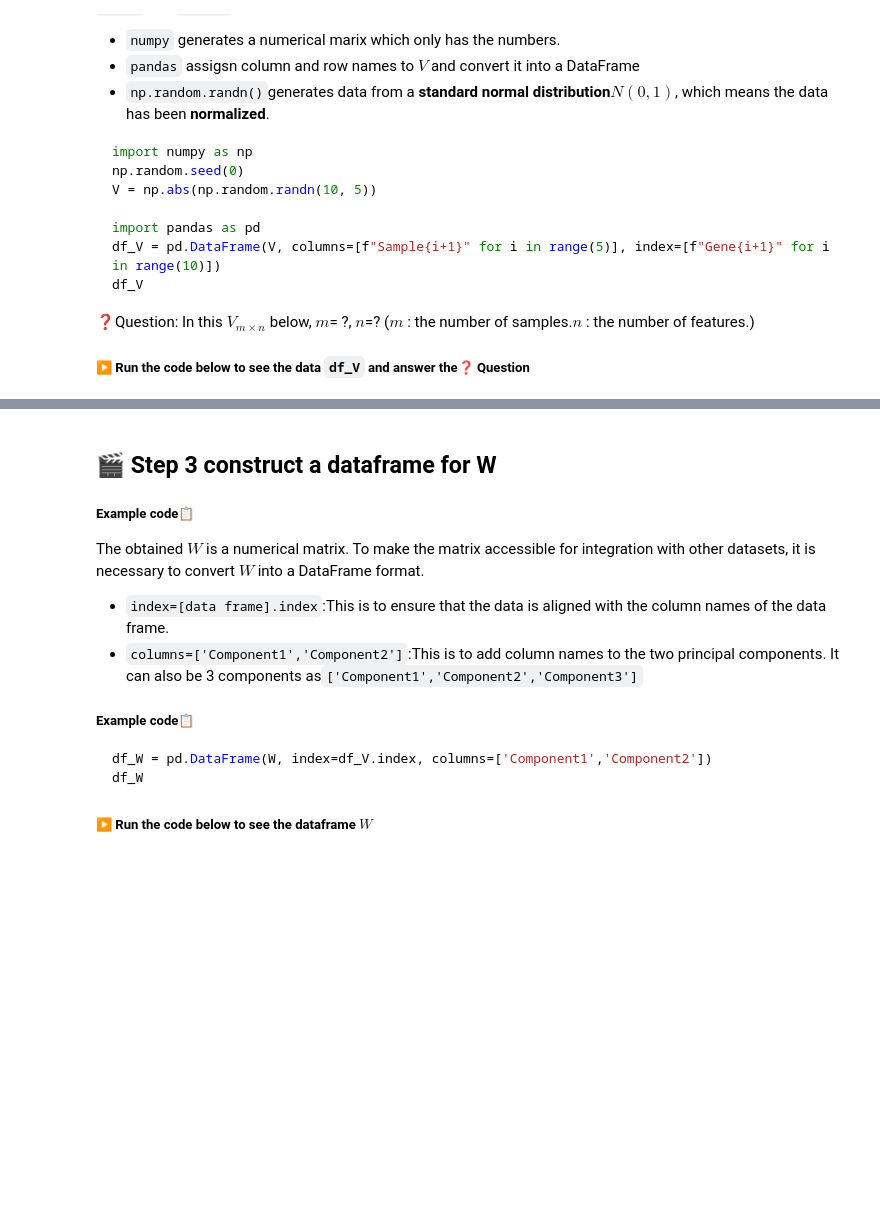
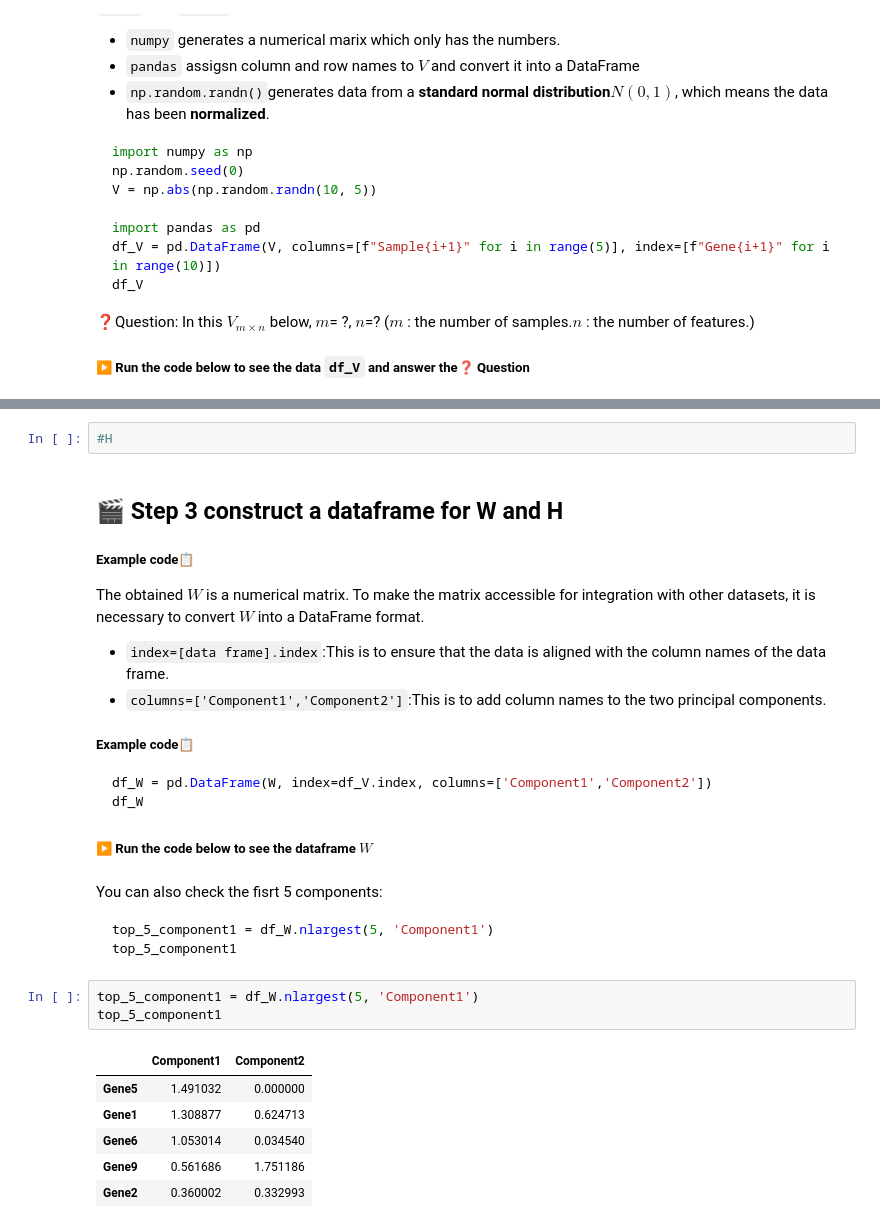
Before and after one commit to WanbingZeng/OMINEX, a Jupyter notebook: Chapter 2 Integration with NMF.ipynb, the cells around one changed output, grey strips where cells are left out. Drawn from its saved outputs; the diff is of its cells as text; blank space fills up the shorter version.

````diff
--- a/Chapter 2 Integration with NMF.ipynb
+++ b/Chapter 2 Integration with NMF.ipynb
@@ -105,11 +158,14 @@ W
+# %%
+#H
 # %% [markdown]
-## 🎬 Step 3 construct a dataframe for W
+## 🎬 Step 3 construct a dataframe for W and H
 
 ##### Example code📋
 The obtained $W$ is a numerical matrix.  To make the matrix accessible for integration with other datasets, it is necessary to convert $W$ into a DataFrame format.
 
 - `index=[data frame].index`:This is to ensure that the data is aligned with the column names of the data frame.
-- `columns=['Component1','Component2']`:This is to add column names to the two principal components. It can also be 3 components as`['Component1','Component2','Component3']`
+- `columns=['Component1','Component2']`:This is to add column names to the two principal components.
+
 
 ##### Example code📋
 ```python
@@ -117,3 +173,19 @@ df_W = pd.DataFrame(W, index=df_V.index, columns=['Component1','Component2'])
 df_W
 ```
 ##### ▶️ Run the code below to see the dataframe $W$
+# %% [markdown]
+You can also check the fisrt 5 components:
+```python
+top_5_component1 = df_W.nlargest(5, 'Component1')
+top_5_component1
+```
+# %%
+top_5_component1 = df_W.nlargest(5, 'Component1')
+top_5_component1
+# %% [output]
+|  | Component1 | Component2 |
+| Gene5 | 1.491032 | 0.000000 |
+| Gene1 | 1.308877 | 0.624713 |
+| Gene6 | 1.053014 | 0.034540 |
+| Gene9 | 0.561686 | 1.751186 |
+| Gene2 | 0.360002 | 0.332993 |
````
Also changed, not shown: parts of 27 cells of this notebook.
